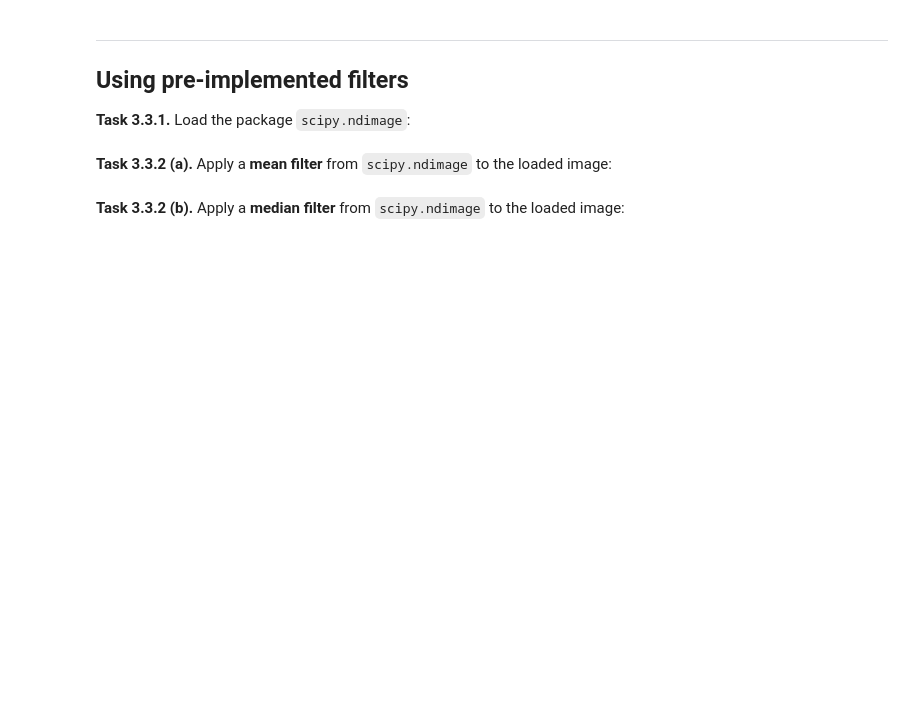
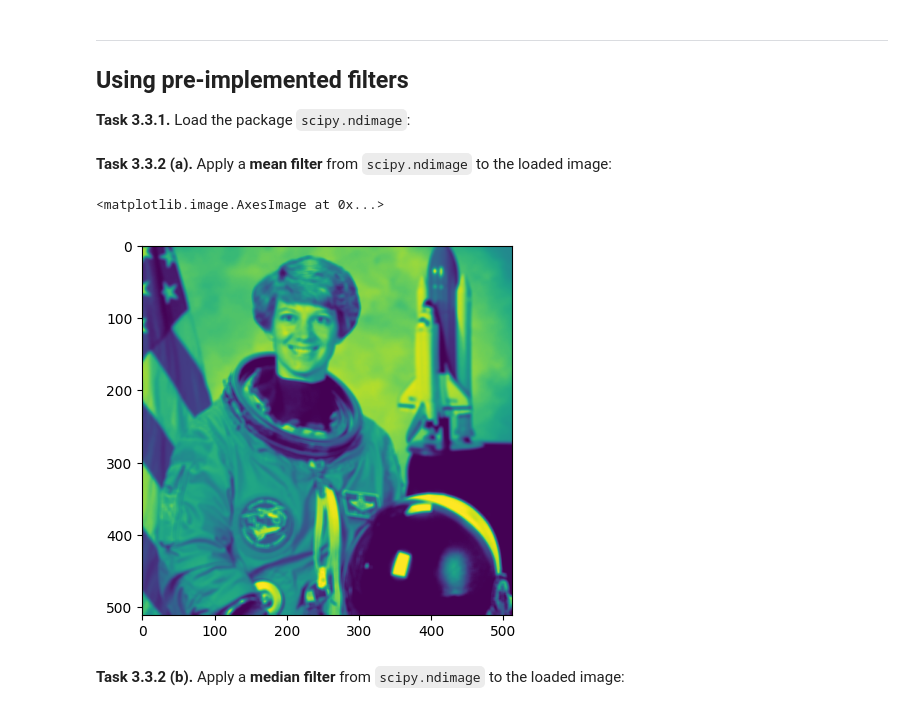
Before and after one commit to Laila-2345/mobi-fs3-python, a Jupyter notebook: task3.ipynb, the cells around one changed output. Saved outputs shown, nothing was run; the diff lists cells and outputs as text; code cells hidden in the pictures; blank space fills up the shorter version.

```diff
--- a/task3.ipynb
+++ b/task3.ipynb
@@ -117,4 +125,10 @@ plt.imshow(astr5median)
 # %% [markdown]
 **<a id="#">Task 3.3.2 (a).</a>** Apply a **mean filter** from `scipy.ndimage` to the loaded image:
+# %%
+aut_filter_mean = scipy.ndimage.uniform_filter(astronaut_ori, 5)
+plt.imshow(aut_filter_mean)
+# %% [output]
+<matplotlib.image.AxesImage at 0x...>
+[figure, added]
 # %% [markdown]
 **<a id="#">Task 3.3.2 (b).</a>** Apply a **median filter** from `scipy.ndimage` to the loaded image:
```
Also changed, not shown: parts of 9 cells of this notebook.
